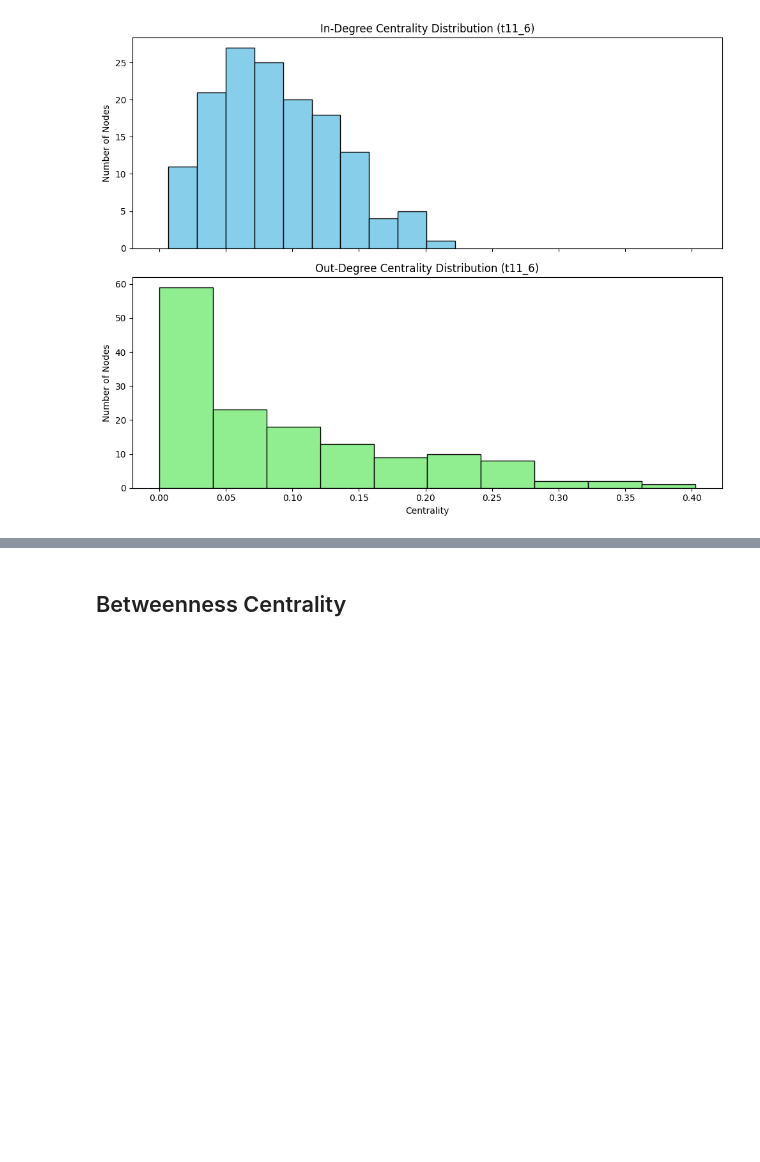
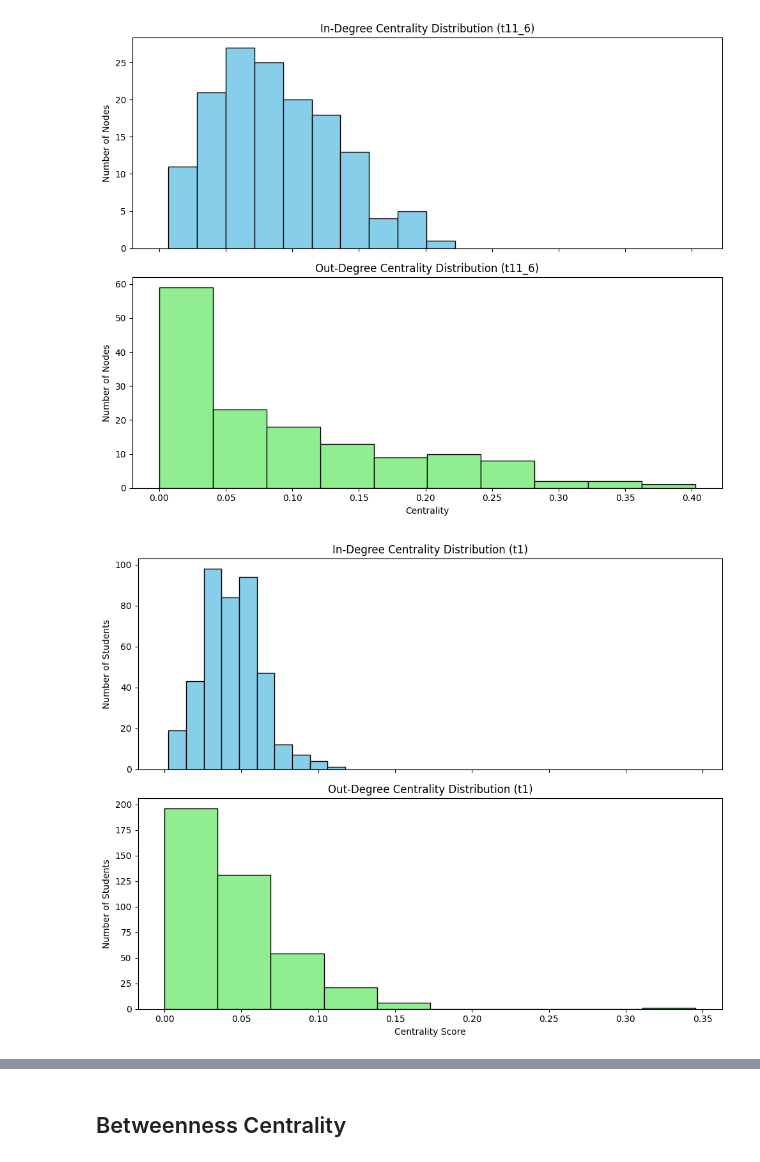
Before and after one commit to asalazar18s/SNA_25, a Jupyter notebook: metrics_IB.ipynb, the cells around one changed output, grey strips where cells are left out. Cells and saved outputs as stored; diff of their text form; code cells hidden in the pictures; blank space fills up the shorter version.

```diff
--- a/metrics_IB.ipynb
+++ b/metrics_IB.ipynb
@@ -155,3 +155,11 @@ in_out_df
 | t11_9 | 0.017860 | 0.017860 | [(5600, 0.15748031496062992), (32... | [(3191, 0.1437007874015748), (568... |
 | t2 | 0.060224 | 0.060224 | [(820, 0.13080168776371306), (801... | [(775, 0.2362869198312236), (915,... |
 | t6 | 0.038732 | 0.038732 | [(983, 0.0825515947467167), (1024... | [(1330, 0.2045028142589118), (142... |
+# %%
+for school_id, row in in_out_df.iterrows():
+    print(f"School: {school_id}")
+    print(f"  Mean In-Degree Centrality:  {row['mean_in_degree']:.4f}")
+    print(f"  Mean Out-Degree Centrality: {row['mean_out_degree']:.4f}")
+    print(f"  Top 3 In-Degree Students:   {row['top_3_in_degree']}")
+    print(f"  Top 3 Out-Degree Students:  {row['top_3_out_degree']}")
+    print("-" * 60)
@@ -261,3 +319,54 @@ plt.tight_layout()
 plt.show()
 # %% [output]
 [figure]
+# %%
+import pandas as pd
+import networkx as nx
+import matplotlib.pyplot as plt
+import os
+
+# Locate files for t1
+edge_file_t1 = [f for f in extracted_files if "Edges_t1.csv" in f][0]
+node_file_t1 = edge_file_t1.replace("Edges", "Nodes")
+
+# Load data
+edge_df = pd.read_csv(edge_file_t1)
+node_df = pd.read_csv(node_file_t1)
+
+# Detect ID column
+id_col = None
+for col in node_df.columns:
+    if col.lower() == "id":
+        id_col = col
+        break
+if not id_col and "ID" in node_df.columns:
+    id_col = "ID"
+
+# Filter for positive edges
+positive_edges = edge_df[edge_df['weight'] > 0]
+
+# Build graph
+G = nx.DiGraph()
+G.add_nodes_from(node_df[id_col])
+G.add_weighted_edges_from(positive_edges[['from', 'to', 'weight']].values)
+
+# Compute centrality values
+in_deg_values = list(nx.in_degree_centrality(G).values())
+out_deg_values = list(nx.out_degree_centrality(G).values())
+
+# Plot
+fig, axs = plt.subplots(2, 1, figsize=(10, 8), sharex=True)
+
+axs[0].hist(in_deg_values, bins=10, color='skyblue', edgecolor='black')
+axs[0].set_title("In-Degree Centrality Distribution (t1)")
+axs[0].set_ylabel("Number of Students")
+
+axs[1].hist(out_deg_values, bins=10, color='lightgreen', edgecolor='black')
+axs[1].set_title("Out-Degree Centrality Distribution (t1)")
+axs[1].set_xlabel("Centrality Score")
+axs[1].set_ylabel("Number of Students")
+
+plt.tight_layout()
+plt.show()
+# %% [output]
+[figure, added]
```
Also changed, not shown: parts of 19 cells of this notebook, 1 other file.
